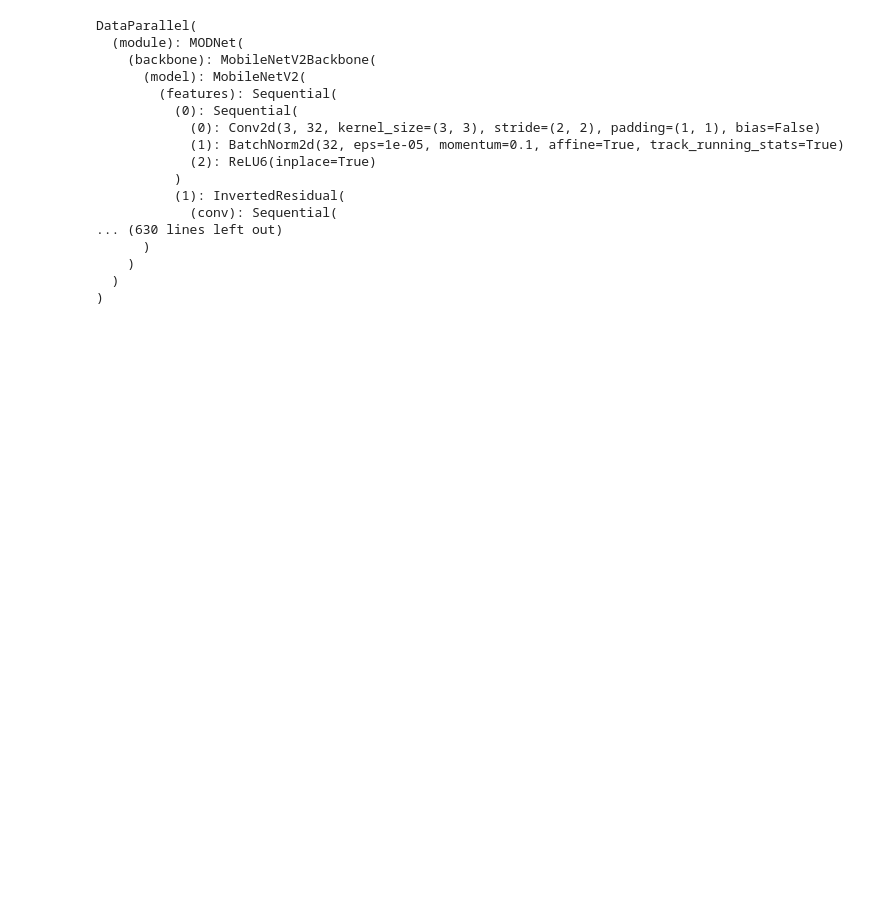
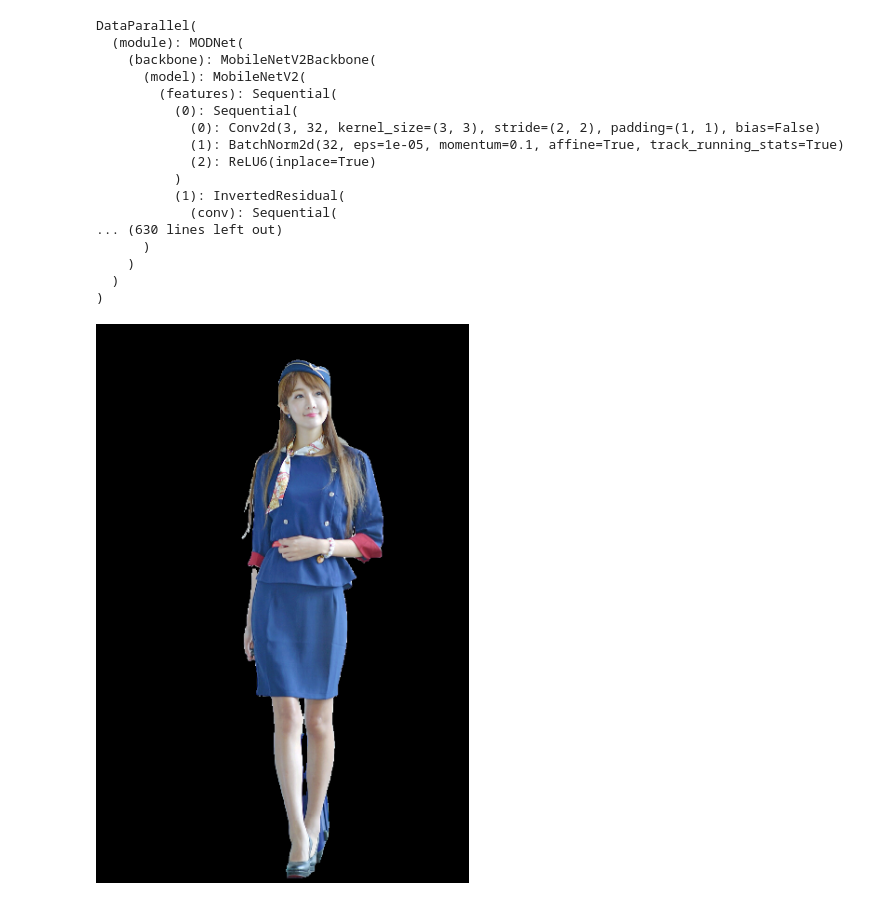
Before and after one commit to shizidushu/MODNet, a Jupyter notebook: lab.ipynb, the cells around one changed output. Cells and saved outputs as stored; diff of their text form; code cells hidden in the pictures; blank space fills up the shorter version.

Commit message:
add matting hybrid output

```diff
--- a/lab.ipynb
+++ b/lab.ipynb
@@ -26,7 +26,7 @@ modnet = MODNet(backbone_pretrained=False)
 modnet = nn.DataParallel(modnet)
 # %%
 modnet = modnet.cuda()
-modnet.load_state_dict(torch.load('/home/ubuntu/data/yong/projects/MODNet/output/matting_0025.ckpt'))
+modnet.load_state_dict(torch.load('/home/ubuntu/data/yong/projects/MODNet/output/matting_0018.ckpt'))
 # %% [output]
 <All keys matched successfully>
 # %%
@@ -55,0 +59,16 @@ _, _, matte_tensor = modnet(im_tensor.cuda(), True)
+# %%
+matte_np = np.squeeze(matte_np, axis=2)
+# %%
+def from_matte(x, threshold = 0.1):
+    if x > threshold:
+        return 255
+    else:
+        return 0
+from_matte_vec = np.vectorize(from_matte)
+
+res = from_matte_vec(matte_np, 0.5)
+res = res.astype(np.uint8)
+# %%
+Image.fromarray(cv2.bitwise_and(img_ori, img_ori, mask=res ))
+# %% [output]
+[figure, added]
```
Also changed, not shown: parts of 4 cells of this notebook, 1 other file.
